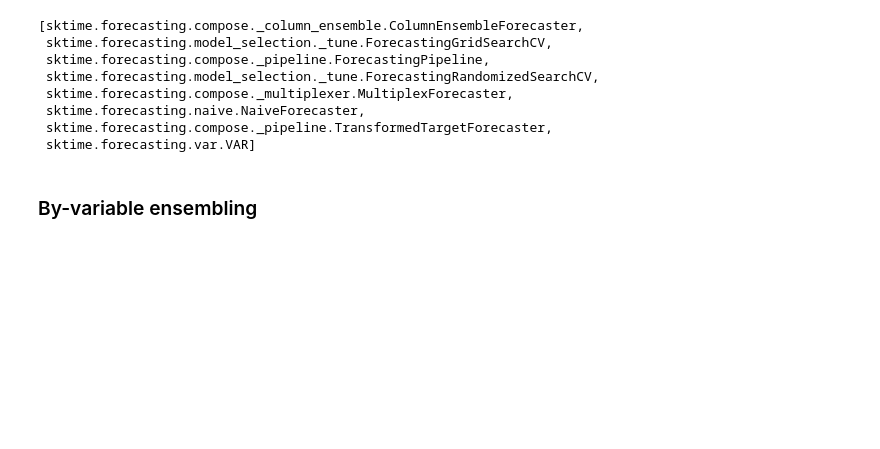
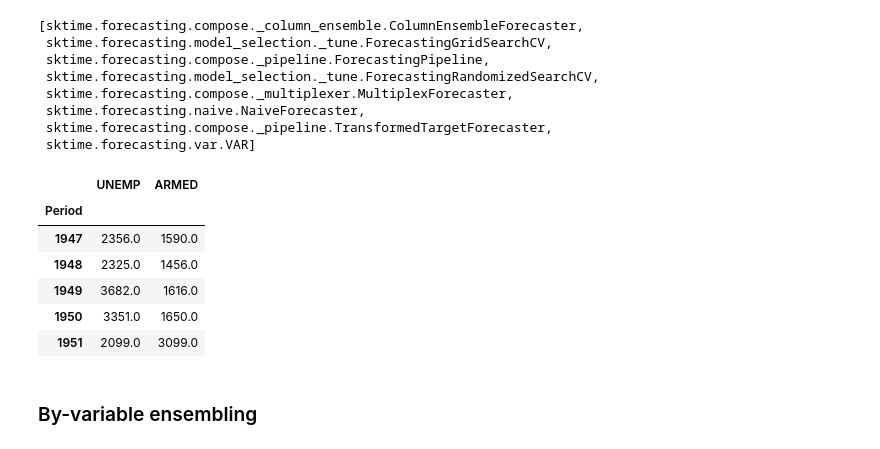
Before and after one commit to sktime/sktime-tutorial-pydata-global-2021, a Jupyter notebook: notebooks/2_forecasting.ipynb, the cells around one changed output. Saved outputs shown, nothing was run; the diff lists cells and outputs as text; code cells hidden in the pictures; blank space fills up the shorter version.

```diff
--- a/notebooks/2_forecasting.ipynb
+++ b/notebooks/2_forecasting.ipynb
@@ -559,6 +590,16 @@ y = y.iloc[:, 2:4]
 
 fh = np.arange(3) + 1
 y_train, y_test = temporal_train_test_split(y, fh=fh)
+# %%
+y_train.head()
+# %% [output]
+|  | UNEMP | ARMED |
+| Period |  |  |
+| 1947 | 2356.0 | 1590.0 |
+| 1948 | 2325.0 | 1456.0 |
+| 1949 | 3682.0 | 1616.0 |
+| 1950 | 3351.0 | 1650.0 |
+| 1951 | 2099.0 | 3099.0 |
 # %% [markdown]
 ### By-variable ensembling
 # %%
```
Also changed, not shown: parts of 5 cells of this notebook.
